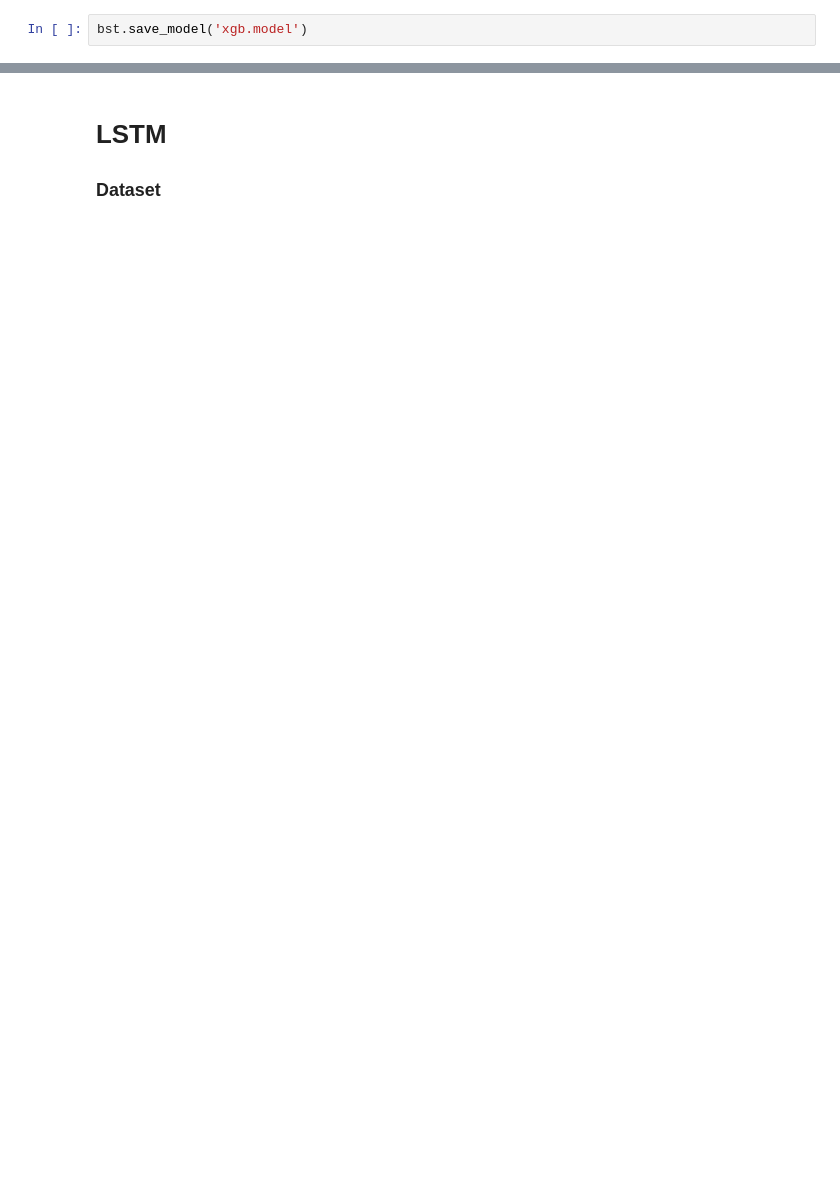
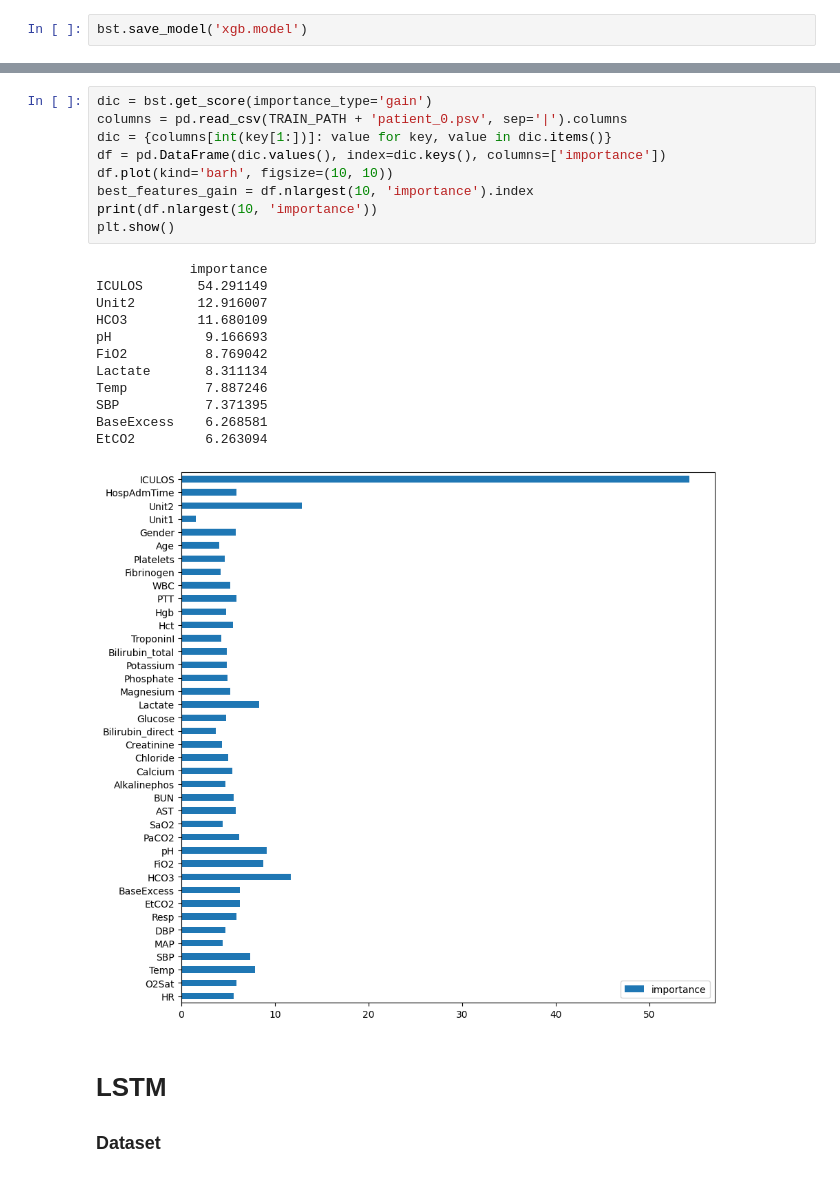
Before and after one commit to NadavVazana789/094295_hw1, a Jupyter notebook: main.ipynb, the cells around one changed output, grey strips where cells are left out. Cells and saved outputs as stored; diff of their text form; blank space fills up the shorter version.

```diff
--- a/main.ipynb
+++ b/main.ipynb
@@ -303,3 +437,25 @@ bst.save_model('xgb.model')
+# %%
+dic = bst.get_score(importance_type='gain')
+columns = pd.read_csv(TRAIN_PATH + 'patient_0.psv', sep='|').columns
+dic = {columns[int(key[1:])]: value for key, value in dic.items()}
+df = pd.DataFrame(dic.values(), index=dic.keys(), columns=['importance'])
+df.plot(kind='barh', figsize=(10, 10))
+best_features_gain = df.nlargest(10, 'importance').index
+print(df.nlargest(10, 'importance'))
+plt.show()
+# %% [output]
+            importance
+ICULOS       54.291149
+Unit2        12.916007
+HCO3         11.680109
+pH            9.166693
+FiO2          8.769042
+Lactate       8.311134
+Temp          7.887246
+SBP           7.371395
+BaseExcess    6.268581
+EtCO2         6.263094
+[figure, added]
 # %% [markdown]
 # LSTM
 ### Dataset
```
Also changed, not shown: parts of 29 cells of this notebook, 3 other files.
